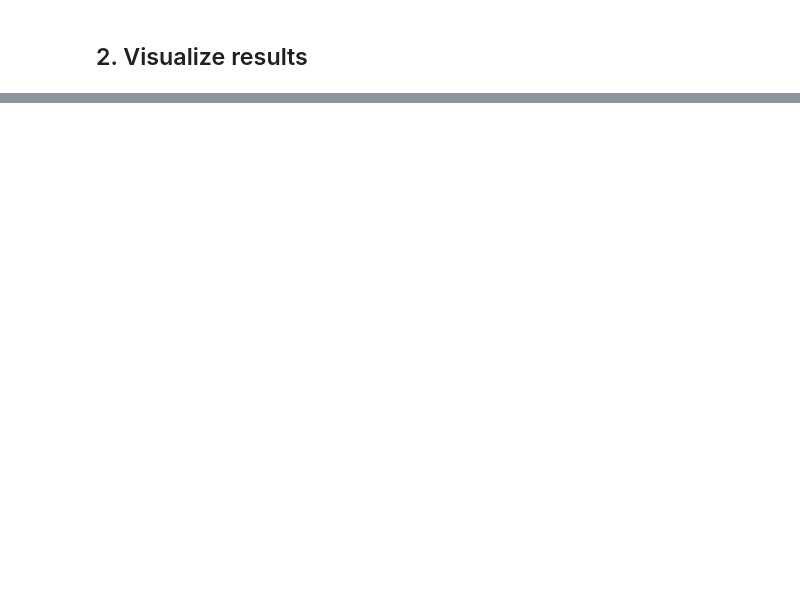
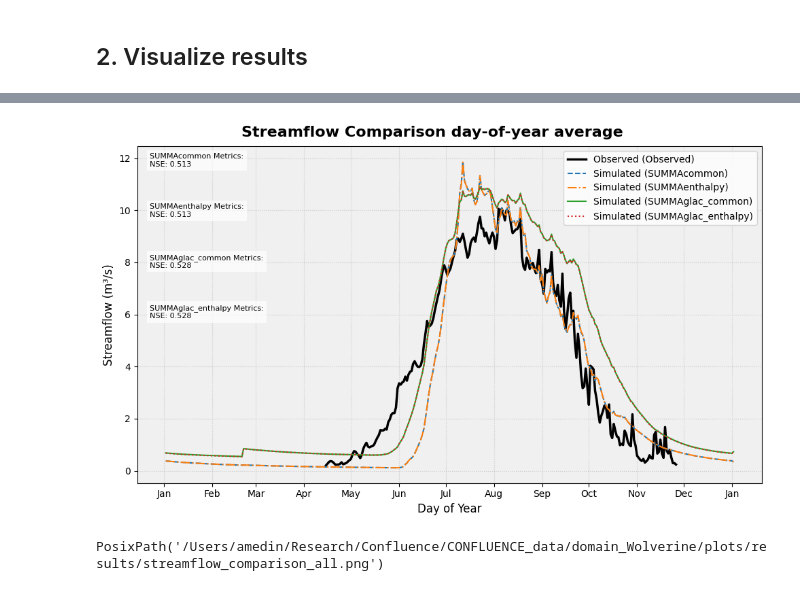
Before and after one commit to ashleymedin/CONFLUENCE, a Jupyter notebook: jupyter notebooks/5_model_initiation/5a_modelInstantiation.ipynb, the cells around one changed output, grey strips where cells are left out. Drawn from its saved outputs; the diff is of its cells as text; code cells hidden in the pictures; blank space fills up the shorter version.

```diff
--- a/jupyter notebooks/5_model_initiation/5a_modelInstantiation.ipynb
+++ b/jupyter notebooks/5_model_initiation/5a_modelInstantiation.ipynb
@@ -129,0 +282,41 @@ Image(filename=plot_file)
+# %%
+# Create plot
+fig, ax1 = plt.subplots(figsize=(10, 6))
+fig.suptitle("Streamflow Comparison day-of-year average", fontsize=16, fontweight='bold')
+
+# Plot observations if available
+if obs_data:
+    for obs_name, obs in obs_data:
+        day_of_year_avg = obs.groupby(obs.index.dayofyear).mean()
+        ax1.plot(day_of_year_avg.index, day_of_year_avg, label=f'Observed ({obs_name})', color='black', linewidth=2.5)
+
+# Plot simulations
+for (sim_name, sim), color, linestyle in zip(sim_data, colors, linestyles):
+    day_of_year_avg = sim.groupby(sim.index.dayofyear).mean()
+    ax1.plot(day_of_year_avg.index, day_of_year_avg[var], label=f'Simulated ({sim_name})',
+            color=color, linestyle=linestyle, linewidth=1.5)
+
+# Add metrics if observations are available
+if obs_data:
+    _add_overall_metrics(ax1, obs_data, sim_data)
+
+ax1.set_xlabel('Day of Year', fontsize=12)
+ax1.set_ylabel('Streamflow (m³/s)', fontsize=12)
+ax1.legend(loc='upper right', fontsize=10)
+ax1.grid(True, linestyle=':', alpha=0.6)
+ax1.set_facecolor('#f0f0f0')
+ax1.xaxis.set_major_locator(mdates.MonthLocator())
+ax1.xaxis.set_major_formatter(mdates.DateFormatter('%b'))
+
+plt.tight_layout()
+plt.subplots_adjust(top=0.93)
+plt.show()
+
+# Save the plot
+fig.savefig(plot_filename_wy, dpi=300, bbox_inches='tight')
+# %% [output]
+[figure, added]
+# %%
+plot_filename
+# %% [output]
+PosixPath('/Users/amedin/Research/Confluence/CONFLUENCE_data/domain_Wolverine/plots/results/streamflow_comparison_all.png')
```
Also changed, not shown: parts of 10 cells of this notebook.
